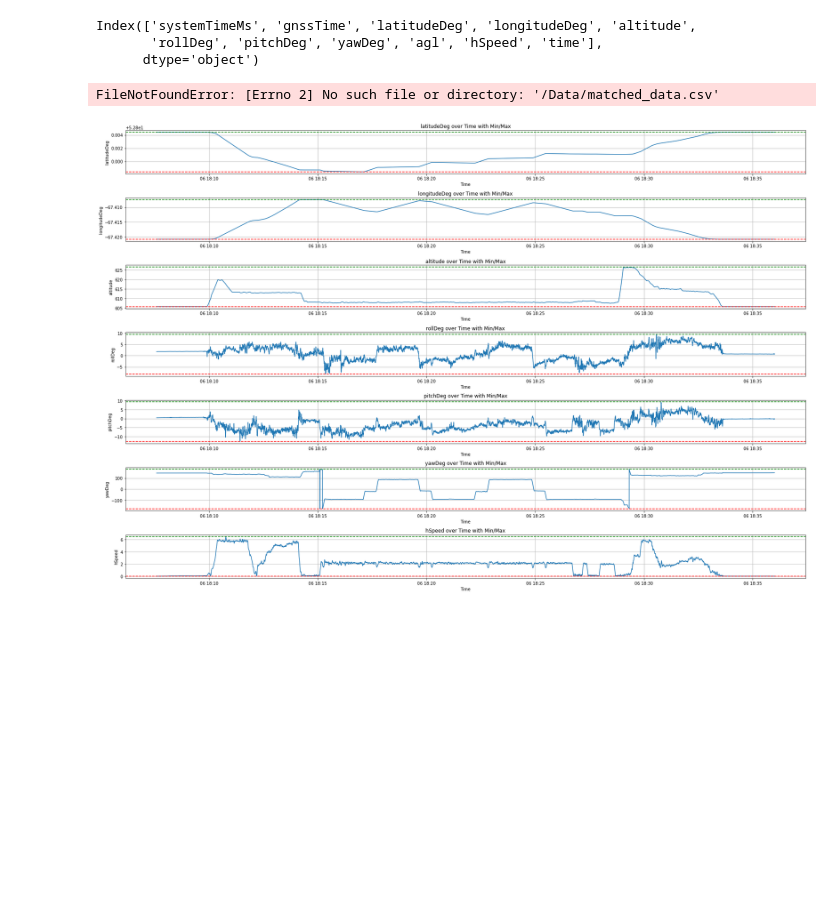
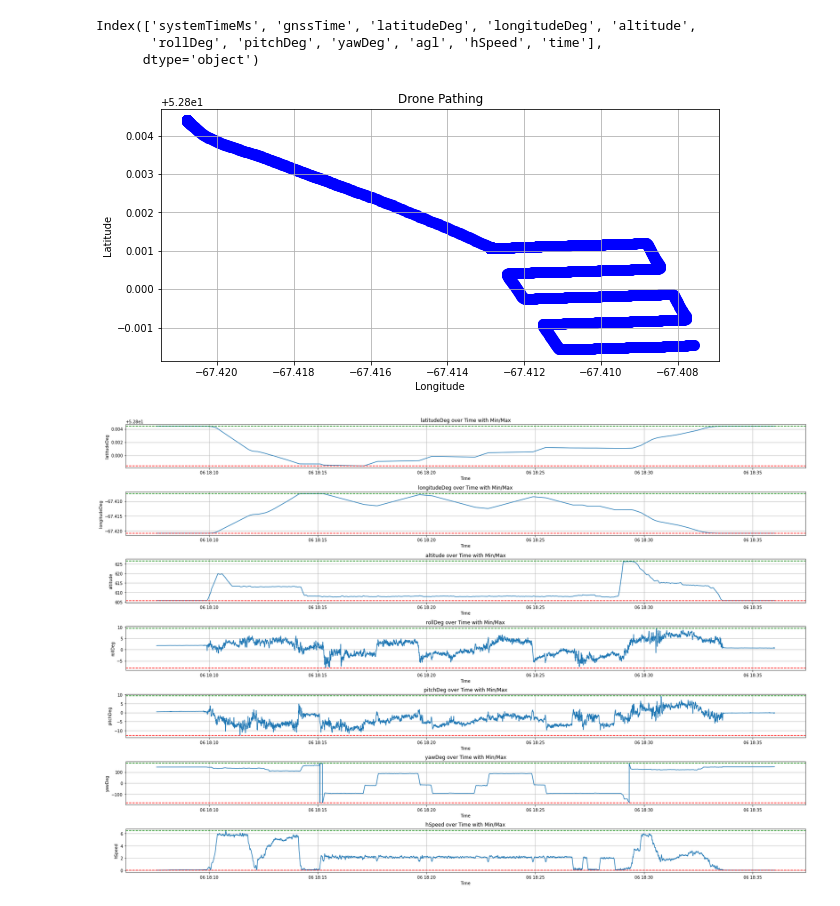
Before and after one commit to ECSE463-CAPSTONE/uav-modeling, a Jupyter notebook: Preliminary_Analysis/analysis.ipynb, the cells around one changed output. Drawn from its saved outputs; the diff is of its cells as text; code cells hidden in the pictures; blank space fills up the shorter version.

```diff
--- a/Preliminary_Analysis/analysis.ipynb
+++ b/Preliminary_Analysis/analysis.ipynb
@@ -26,31 +26,31 @@ Index(['systemTimeMs', 'gnssTime', 'latitudeDeg', 'longitudeDeg', 'altitude',
 # %%
 import pandas as pd
 import geopandas as gpd
 import matplotlib.pyplot as plt
 from shapely.geometry import Point
 
 # Step 1: Load Data from CSV
 # Replace 'your_file.csv' with the path to your CSV file
-df = pd.read_csv(r"/Data/matched_data.csv")
+df = pd.read_csv(r"Data/matched_data.csv")
 
 # Step 2: Convert to GeoDataFrame
 # Assuming your CSV has columns named 'Latitude' and 'Longitude'
 geometry = [Point(xy) for xy in zip(df['Longitude'], df['Latitude'])]
 gdf = gpd.GeoDataFrame(df, geometry=geometry)
 
 # Step 3: Plotting the GeoDataFrame
 fig, ax = plt.subplots(figsize=(10, 6))
 gdf.plot(ax=ax, color='blue', markersize=100)
 
 
 
 plt.title('Drone Pathing')
 plt.xlabel('Longitude')
 plt.ylabel('Latitude')
 plt.grid()
 plt.show()
 # %% [output]
-FileNotFoundError: [Errno 2] No such file or directory: '/Data/matched_data.csv'
+[figure, added]
 # %%
 
 # Select columns (you can modify these to select any columns)
```
